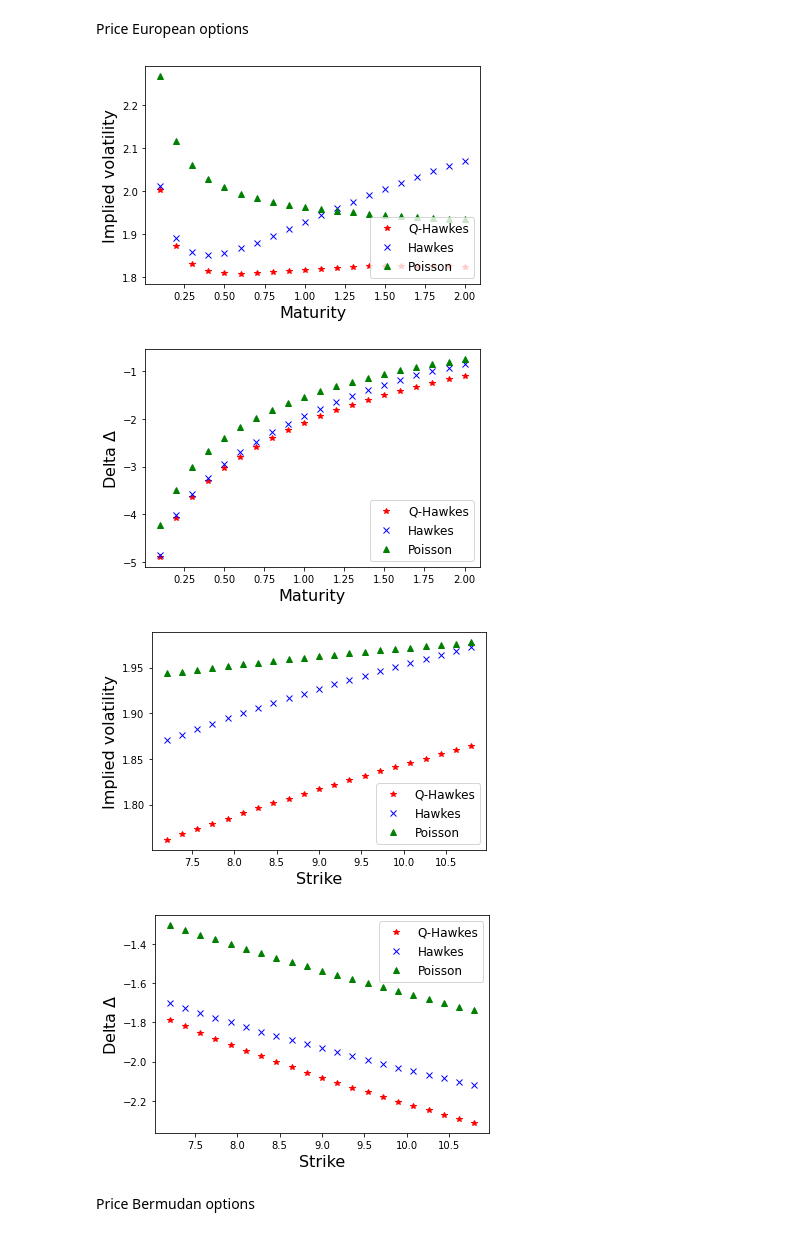
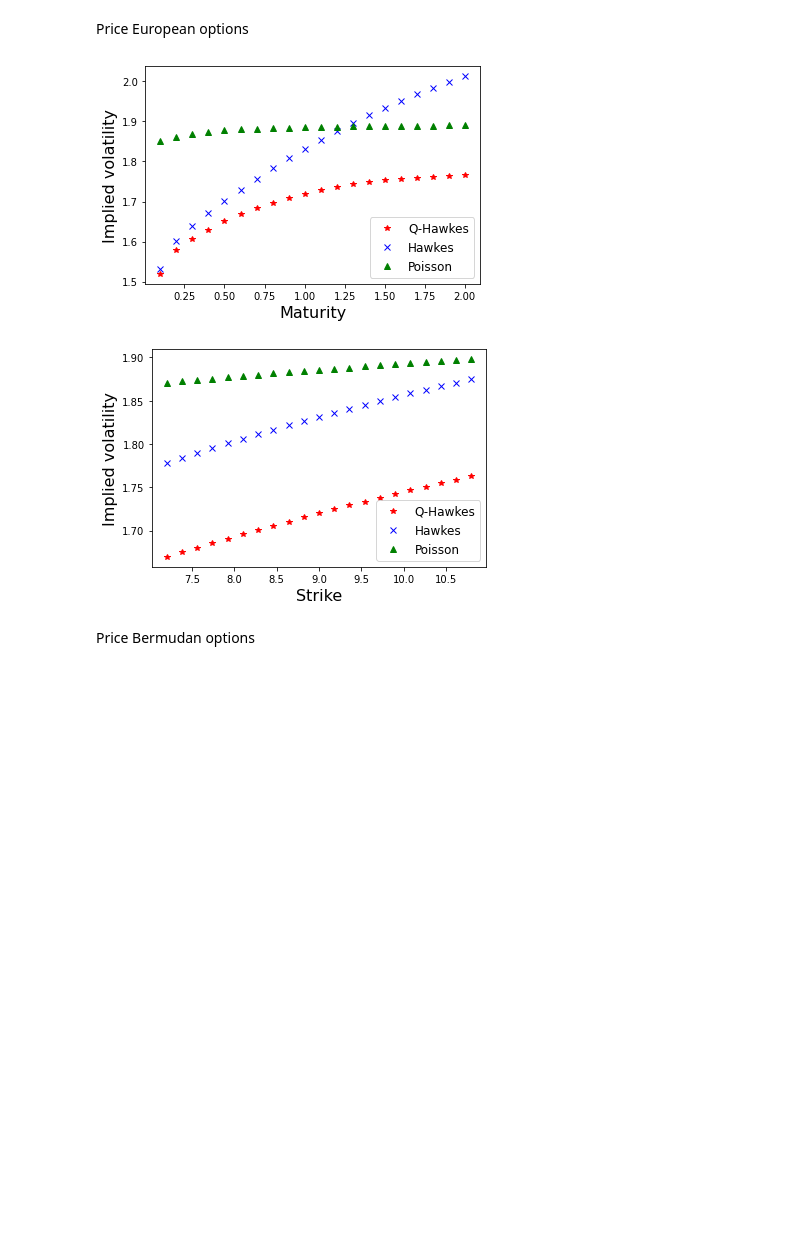
Before and after one commit to LuisSouto/Jumps, a Jupyter notebook: hestonjd_main.ipynb, the cells around one changed output. Cells and saved outputs as stored; diff of their text form; code cells hidden in the pictures; blank space fills up the shorter version.

```diff
--- a/hestonjd_main.ipynb
+++ b/hestonjd_main.ipynb
@@ -25,10 +25,9 @@ def bates_cf_bermudan(u,t,n,heston_cf_bermudan,poi_cf):
 # %% [markdown]
 Initialize parameters
 # %%
-st = 'E'                   # Scenario
 T  = 1                     # Maturity
 N  = 10000                 # MC paths
-S0 = np.array([9,10,11])   # Asset's initial value
+S0 = 9                     # Asset's initial value
 K  = 10                    # Strike
 X0 = np.log(S0/K)          # Normalized log-stock
 r  = 0.1                   # Interest rate
@@ -49,13 +48,6 @@ h0 = hb + a*Q0             # Initial intensity
 mj = 0.3                   # Mean of log-jump size
 sj = 0.4                   # Volatility of log-jump size
 
-# Save settings in external file
-d = {'a': a,'b': b,'hb': hb,'Q0': Q0,'mj':mj,'sj':sj,
-     'V0':V0,'rho':rho,'eta':eta,'lamb':lamb,'nu':nu,'r':r}
-mysetting = pd.DataFrame(d,dtype=np.float32,index=[0])
-mysetting.to_csv('setting'+st+'.csv',
-                 index=False)
-
 # Characteristic function and cumulants of the log-jump size distribution.
 # Here we assume a normal distribution.
 eJ = np.exp(mj+sj**2/2)-1
@@ -67,7 +59,7 @@ Initialize the classes
 qhawk    = QHawkes(a,b,hb,Q0,cm,eJ,fu)
 hawk     = Hawkes(a,b,hb,Q0,cm,eJ,fu)
 poi      = Poisson(a,b,hb,Q0,cm,eJ,fu)
-heston   = Heston(S0[0],V0,r,lamb,nu,eta,rho)
+heston   = Heston(S0,V0,r,lamb,nu,eta,rho)
 heston_e = JumpDiffusion(heston,qhawk)
 heston_h = JumpDiffusion(heston,hawk)
 heston_p = JumpDiffusion(heston,poi)
@@ -110,61 +66,40 @@ plt.show()
 # %% [markdown]
 Price European options
 # %%
-Kv  = S0[0]*np.linspace(0.8,1.2,21,endpoint=True)  # Strike grid
-Tv  = np.linspace(0.1,2,20,endpoint=True)          # Maturity grid
+x0  = np.array([0,V0,Q0])
+Kv  = S0*np.linspace(0.8,1.2,21,endpoint=True)  # Strike grid
+Tv  = np.linspace(0.1,2,20,endpoint=True)       # Maturity grid
 nK  = Kv.size
 nT  = Tv.size
 
-Pq,IVq,Delta_q = price_vanilla(heston_e,S0[0],Tv,Kv,r,x0,alpha=-1)
-Ph,IVh,Delta_h = price_vanilla(heston_h,S0[0],Tv,Kv,r,x0,alpha=-1)
-Pp,IVp,Delta_p = price_vanilla(heston_p,S0[0],Tv,Kv,r,x0,alpha=-1)
+Pq,IVq,Delta_q = price_vanilla(heston_e,S0,Tv,Kv,r,x0,alpha=-1)
+Ph,IVh,Delta_h = price_vanilla(heston_h,S0,Tv,Kv,r,x0,alpha=-1)
+Pp,IVp,Delta_p = price_vanilla(heston_p,S0,Tv,Kv,r,x0,alpha=-1)
 
 # Fixed strike
 idK = 10
 plt.figure()
 plt.plot(Tv,IVq[:,idK],'r*')
 plt.plot(Tv,IVh[:,idK],'bx')
 plt.plot(Tv,IVp[:,idK],'g^')
 plt.xlabel('Maturity',fontsize=16)
 plt.ylabel('Implied volatility',fontsize=16)
-plt.legend(('Q-Hawkes','Hawkes','Poisson'),fontsize=12,loc='lower right')
-plt.show()
-
-# Delta of the option
-plt.figure()
-plt.plot(Tv,Delta_q[:,idK],'r*')
-plt.plot(Tv,Delta_h[:,idK],'bx')
-plt.plot(Tv,Delta_p[:,idK],'g^')
-plt.xlabel('Maturity',fontsize=16)
-plt.ylabel(r'Delta $\Delta$',fontsize=16)
 plt.legend(('Q-Hawkes','Hawkes','Poisson'),fontsize=12,loc='lower right')
 plt.show()
 
 # Fixed maturity
 idT = 9
 plt.figure()
 plt.plot(Kv,IVq[idT,:],'r*')
 plt.plot(Kv,IVh[idT,:],'bx')
 plt.plot(Kv,IVp[idT,:],'g^')
 plt.xlabel('Strike',fontsize=16)
 plt.ylabel('Implied volatility',fontsize=16)
 plt.legend(('Q-Hawkes','Hawkes','Poisson'),fontsize=12)
 plt.show()
-
-# Delta of the option
-plt.figure()
-plt.plot(Kv,Delta_q[idT,:],'r*')
-plt.plot(Kv,Delta_h[idT,:],'bx')
-plt.plot(Kv,Delta_p[idT,:],'g^')
-plt.xlabel('Strike',fontsize=16)
-plt.ylabel(r'Delta $\Delta$',fontsize=16)
-plt.legend(('Q-Hawkes','Hawkes','Poisson'),fontsize=12)
-plt.show()
 # %% [output]
-[figure, old version]
+[figure, new version]
-[figure, old version]
+[figure, new version]
-[figure, removed]
-[figure, removed]
 # %% [markdown]
 Price Bermudan options
 # %%
```
Also changed, not shown: parts of 15 cells of this notebook, 1 other file.
